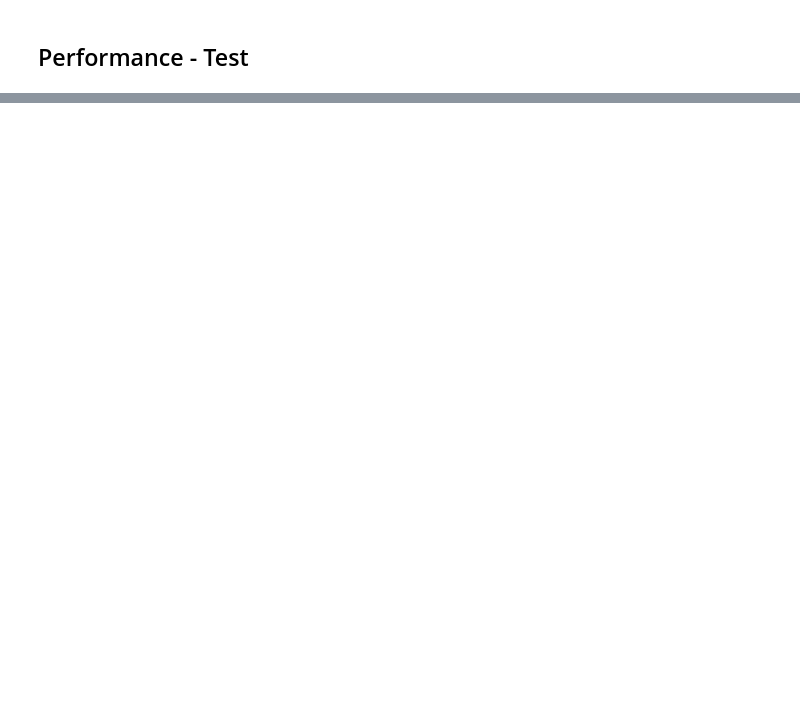
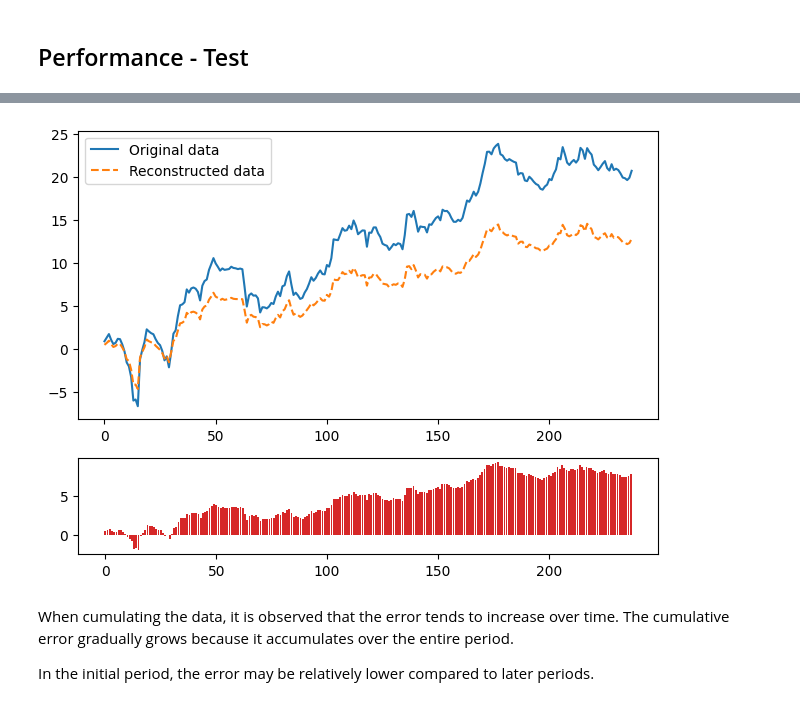
Before and after one commit to vittoriobricchi/Machine, a Jupyter notebook: Progetto_ML.ipynb, the cells around one changed output, grey strips where cells are left out. Cells and saved outputs as stored; diff of their text form; code cells hidden in the pictures; blank space fills up the shorter version.

```diff
--- a/Progetto_ML.ipynb
+++ b/Progetto_ML.ipynb
@@ -258,0 +438,23 @@ plt.show()
+# %%
+# Crea una griglia di subplot con altezze specificate
+fig, (ax1, ax2) = plt.subplots(2, 1, gridspec_kw={'height_ratios': [3, 1]})
+
+# Traccia i dati originali e ricostruiti sul primo asse
+ax1.plot(np.cumsum(benchmark_f), label='Original data')
+ax1.plot(np.cumsum(result_f), label='Reconstructed data', linestyle = 'dashed')
+ax1.legend()
+
+# Calcola le differenze e traccia come un grafico a barre sul secondo asse
+difference = np.cumsum(benchmark_f) - np.cumsum(result_f)
+ax2.bar(range(len(difference)), difference, color='tab:red')
+
+# Mostra i grafici
+plt.tight_layout()
+plt.show()
+# %% [output]
+[figure, added]
+# %% [markdown]
+
+When cumulating the data, it is observed that the error tends to increase over time. The cumulative error gradually grows because it accumulates over the entire period.
+
+In the initial period, the error may be relatively lower compared to later periods.
```
Also changed, not shown: parts of 48 cells of this notebook.
